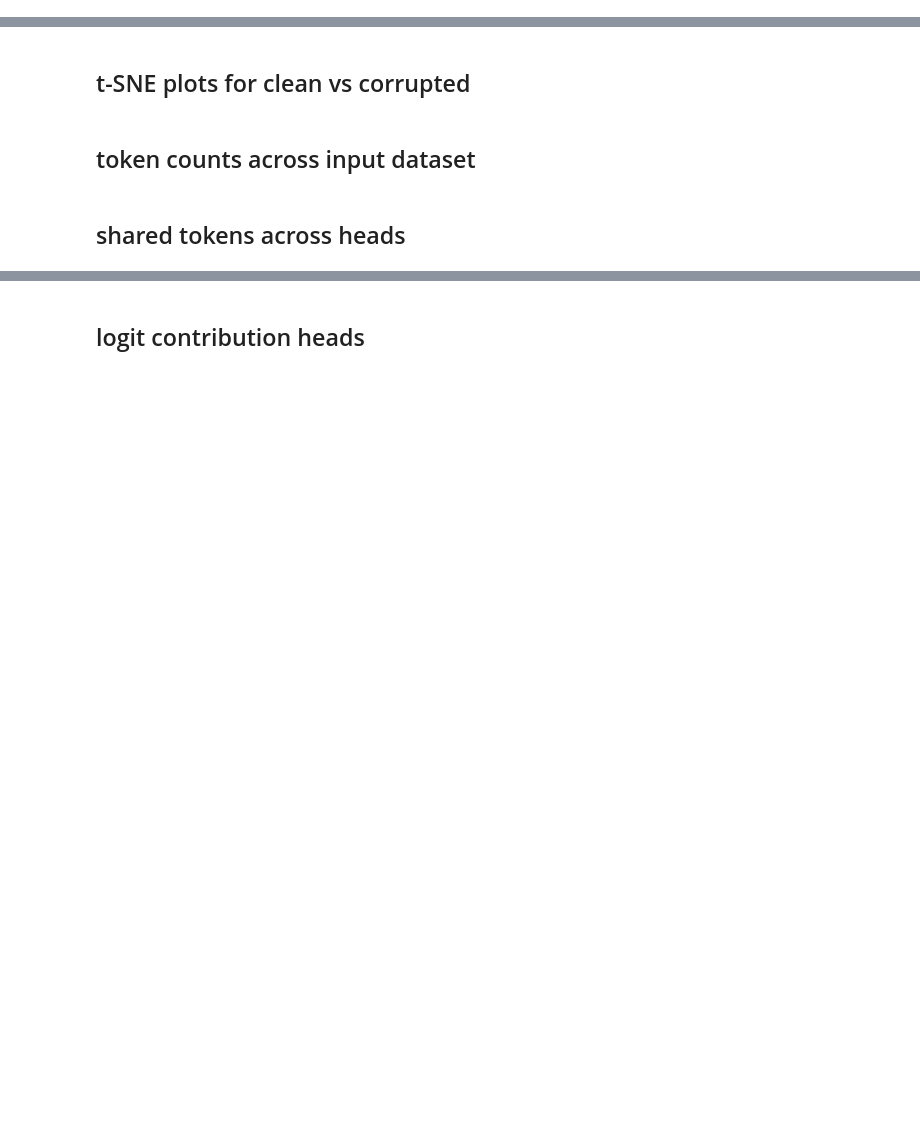
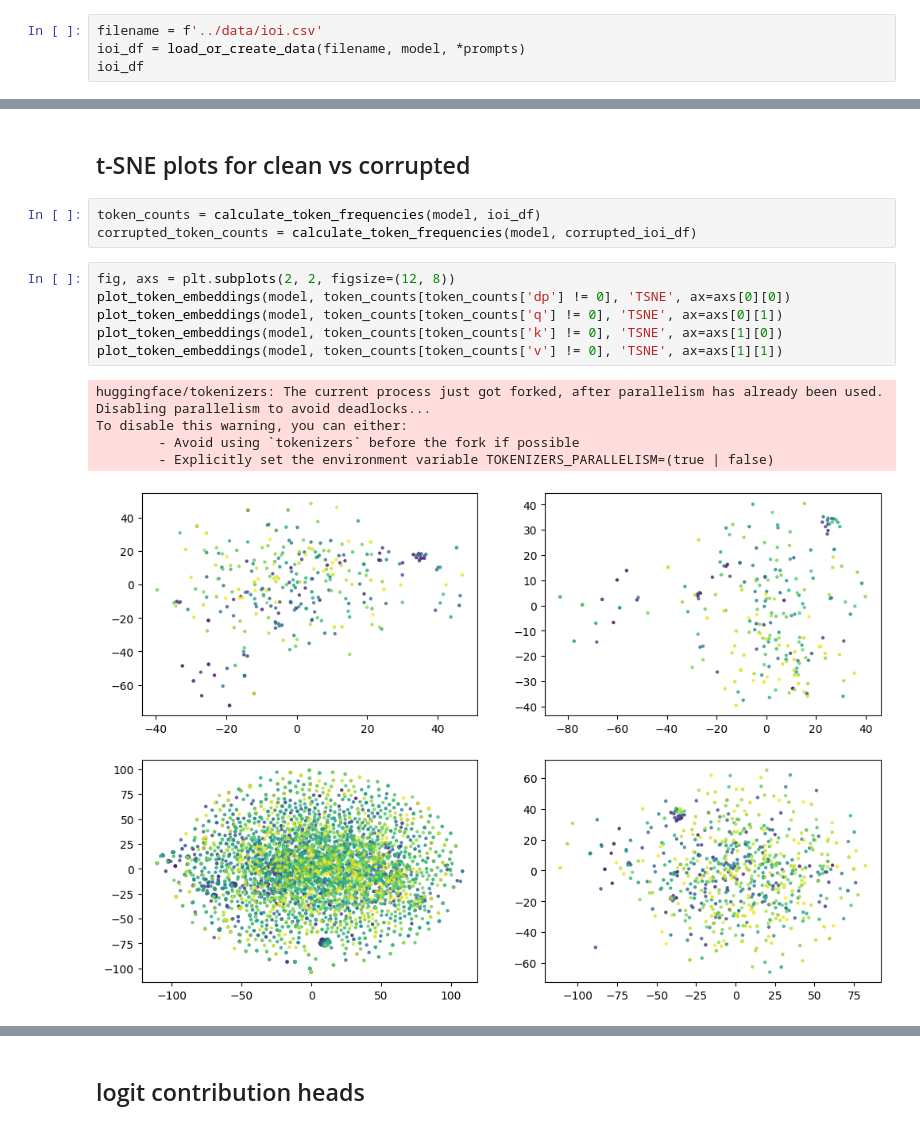
Before and after one commit to layterz/experiments, a Jupyter notebook: notebooks/misdirection.ipynb, the cells around one changed output, grey strips where cells are left out. Saved outputs shown, nothing was run; the diff lists cells and outputs as text; blank space fills up the shorter version.

```diff
--- a/notebooks/misdirection.ipynb
+++ b/notebooks/misdirection.ipynb
@@ -95,0 +73,4 @@ data.shape
+# %%
+filename = f'../data/ioi.csv'
+ioi_df = load_or_create_data(filename, model, *prompts)
+ioi_df
@@ -96,6 +111,17 @@ data.shape
 # %% [markdown]
 ## t-SNE plots for clean vs corrupted
-# %% [markdown]
-## token counts across input dataset
-# %% [markdown]
-## shared tokens across heads
+# %%
+token_counts = calculate_token_frequencies(model, ioi_df)
+corrupted_token_counts = calculate_token_frequencies(model, corrupted_ioi_df)
+# %%
+fig, axs = plt.subplots(2, 2, figsize=(12, 8))
+plot_token_embeddings(model, token_counts[token_counts['dp'] != 0], 'TSNE', ax=axs[0][0])
+plot_token_embeddings(model, token_counts[token_counts['q'] != 0], 'TSNE', ax=axs[0][1])
+plot_token_embeddings(model, token_counts[token_counts['k'] != 0], 'TSNE', ax=axs[1][0])
+plot_token_embeddings(model, token_counts[token_counts['v'] != 0], 'TSNE', ax=axs[1][1])
+# %% [output]
+huggingface/tokenizers: The current process just got forked, after parallelism has already been used. Disabling parallelism to avoid deadlocks...
+To disable this warning, you can either:
+        - Avoid using `tokenizers` before the fork if possible
+        - Explicitly set the environment variable TOKENIZERS_PARALLELISM=(true | false)
+[figure, added]
```
Also changed, not shown: parts of 25 cells of this notebook, 5 other files.
